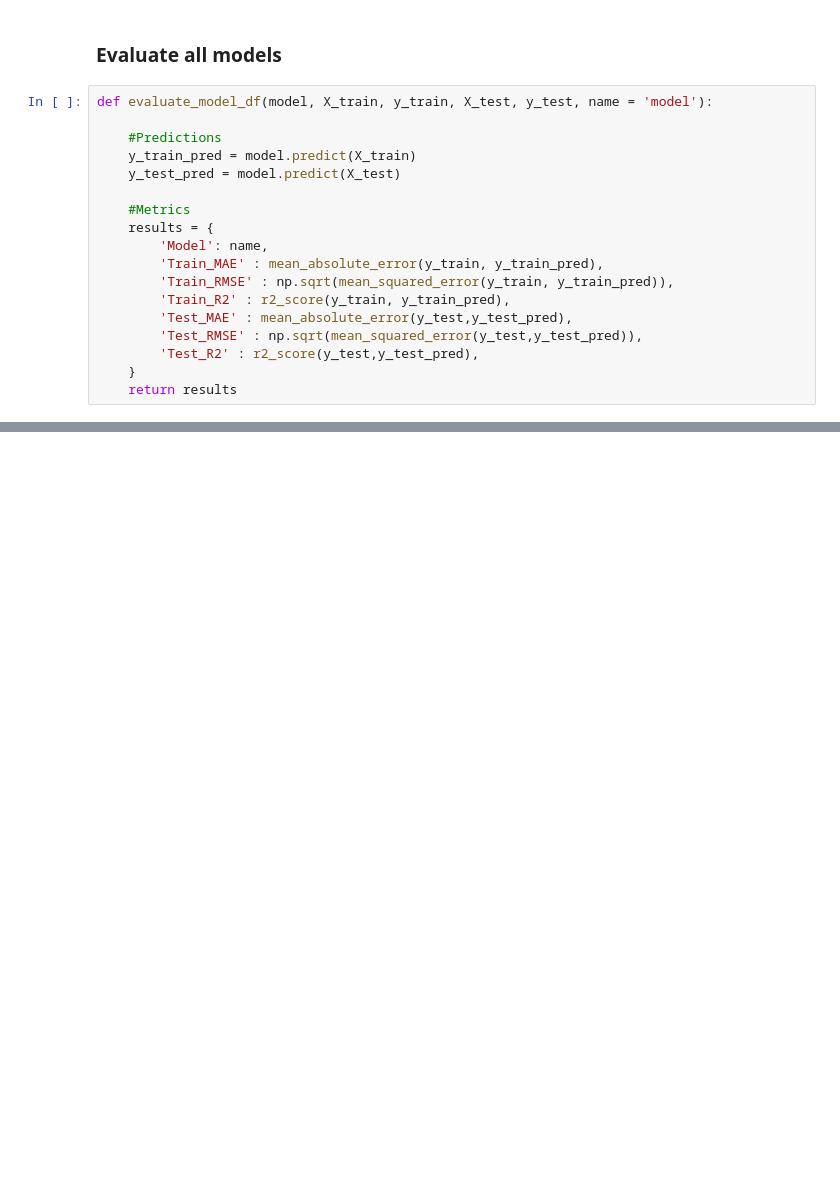
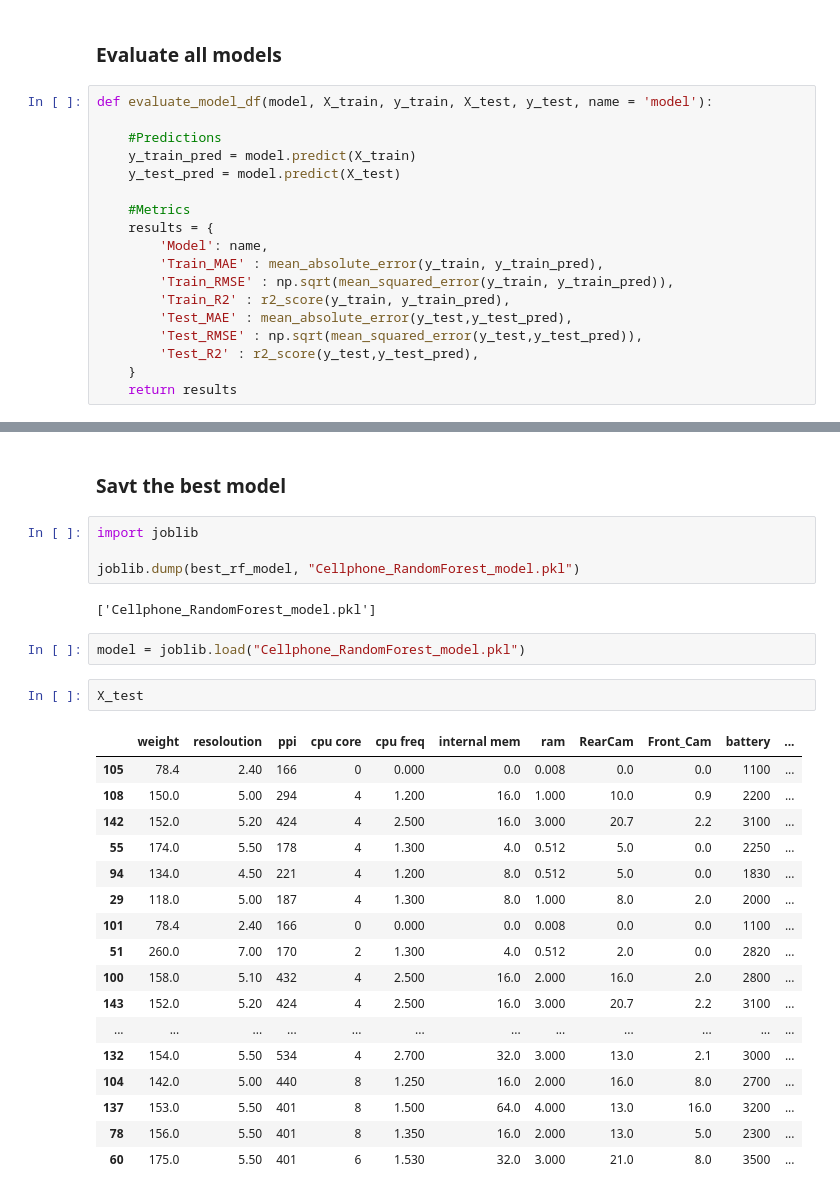
Before and after one commit to Alhamza-Mohamed/Machine-Learning, a Jupyter notebook: Cellphone/Cellphone.ipynb, the cells around one changed output, grey strips where cells are left out. Drawn from its saved outputs; the diff is of its cells as text; blank space fills up the shorter version.

```diff
--- a/Cellphone/Cellphone.ipynb
+++ b/Cellphone/Cellphone.ipynb
@@ -675,0 +710,30 @@ plt.show()
+# %% [markdown]
+### Savt the best model
+# %%
+import joblib
+
+joblib.dump(best_rf_model, "Cellphone_RandomForest_model.pkl")
+# %% [output]
+['Cellphone_RandomForest_model.pkl']
+# %%
+model = joblib.load("Cellphone_RandomForest_model.pkl")
+# %%
+X_test
+# %% [output]
+|  | weight | resoloution | ppi | cpu core | cpu freq | internal mem | ram | RearCam | Front_Cam | battery | ... |
+| 105 | 78.4 | 2.40 | 166 | 0 | 0.000 | 0.0 | 0.008 | 0.0 | 0.0 | 1100 | ... |
+| 108 | 150.0 | 5.00 | 294 | 4 | 1.200 | 16.0 | 1.000 | 10.0 | 0.9 | 2200 | ... |
+| 142 | 152.0 | 5.20 | 424 | 4 | 2.500 | 16.0 | 3.000 | 20.7 | 2.2 | 3100 | ... |
+| 55 | 174.0 | 5.50 | 178 | 4 | 1.300 | 4.0 | 0.512 | 5.0 | 0.0 | 2250 | ... |
+| 94 | 134.0 | 4.50 | 221 | 4 | 1.200 | 8.0 | 0.512 | 5.0 | 0.0 | 1830 | ... |
+| 29 | 118.0 | 5.00 | 187 | 4 | 1.300 | 8.0 | 1.000 | 8.0 | 2.0 | 2000 | ... |
+| 101 | 78.4 | 2.40 | 166 | 0 | 0.000 | 0.0 | 0.008 | 0.0 | 0.0 | 1100 | ... |
+| 51 | 260.0 | 7.00 | 170 | 2 | 1.300 | 4.0 | 0.512 | 2.0 | 0.0 | 2820 | ... |
+| 100 | 158.0 | 5.10 | 432 | 4 | 2.500 | 16.0 | 2.000 | 16.0 | 2.0 | 2800 | ... |
+| 143 | 152.0 | 5.20 | 424 | 4 | 2.500 | 16.0 | 3.000 | 20.7 | 2.2 | 3100 | ... |
+| ... | ... | ... | ... | ... | ... | ... | ... | ... | ... | ... | ... |
+| 132 | 154.0 | 5.50 | 534 | 4 | 2.700 | 32.0 | 3.000 | 13.0 | 2.1 | 3000 | ... |
+| 104 | 142.0 | 5.00 | 440 | 8 | 1.250 | 16.0 | 2.000 | 16.0 | 8.0 | 2700 | ... |
+| 137 | 153.0 | 5.50 | 401 | 8 | 1.500 | 64.0 | 4.000 | 13.0 | 16.0 | 3200 | ... |
+| 78 | 156.0 | 5.50 | 401 | 8 | 1.350 | 16.0 | 2.000 | 13.0 | 5.0 | 2300 | ... |
+| 60 | 175.0 | 5.50 | 401 | 6 | 1.530 | 32.0 | 3.000 | 21.0 | 8.0 | 3500 | ... |
```
Also changed, not shown: parts of 13 cells of this notebook.
